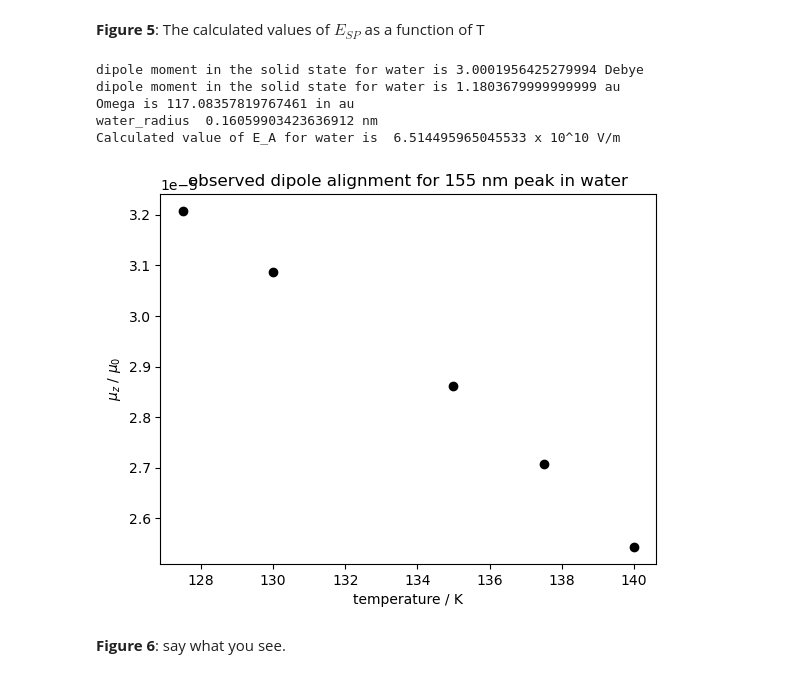
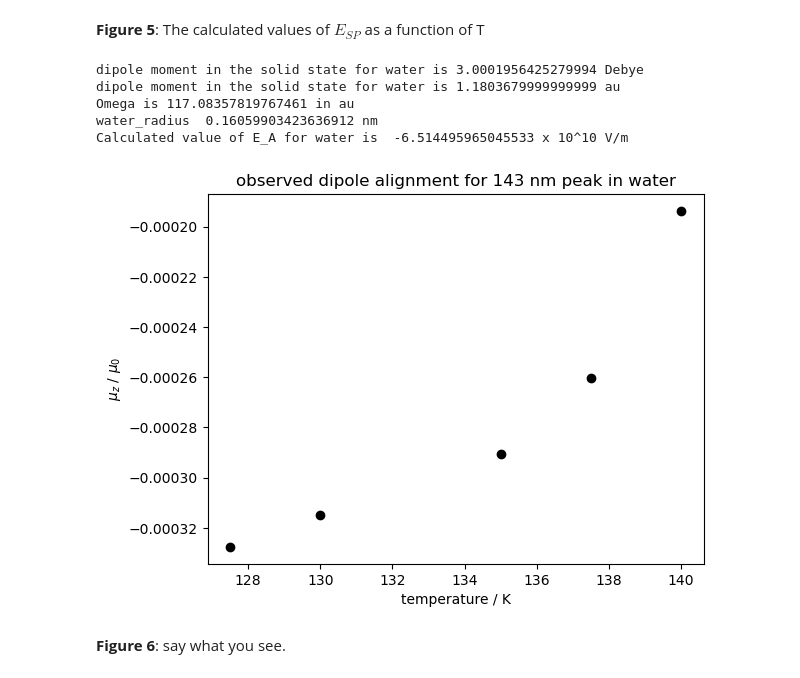
Before and after one commit to cassidy-andrew/VUV_water_spont, a Jupyter notebook: regularising the water data.ipynb, the cells around one changed output. Drawn from its saved outputs; the diff is of its cells as text; code cells hidden in the pictures.

```diff
--- a/regularising the water data.ipynb
+++ b/regularising the water data.ipynb
@@ -78,7 +78,7 @@ name='water'
 ### There are two choices here, either fit the 143 nm peak or the 155 nm peak ###
 #---
 
-filename='water_155 positions for Gauss2' #these peak positins come from Rachel's Gaussian fits to water data.
+filename='water_143 positions for Gauss2' #these peak positins come from Rachel's Gaussian fits to water data.
 
 
 #working_dir=(r'C:\Users\au302163\Fit water VUV data')
@@ -92,7 +92,7 @@ if int(filename[6:9]) == 155:
 else:
     l0 = 144.75
 
-r_nm=(8) # in nm electron-hole radius
+r_nm=(1.05) # in nm electron-hole radius
 eps = 3 #(1.70172) #epsilon - usually take (refractive index)**2  - Kofman_2019_ApJ
 r_i=str(r_nm)
 l0_j=str(l0)
@@ -393,42 +393,42 @@ print('Omega is '+ str(Omega) + ' in au')
 water_radius_AU = ((3/(4*np.pi))**(1/3))*(Omega**(1/3))
 print(name+'_radius  '+ str(water_radius_AU/18.897) + ' nm')
 
-E_A=4*np.pi*mu_0/Omega
+E_A=-4*np.pi*mu_0/Omega
 E_A_Vm = E_A*5.14220652e+11
 print('Calculated value of E_A for '+name+' is ', E_A_Vm/1E10, 'x 10^10 V/m')
 
 degree_of_alignment=Esp_Vm/E_A_Vm
 muz_mu0_array=degree_of_alignment.to_numpy()
 ymin_mu=min(muz_mu0_array) - 0.25*(muz_mu0_array[-1])
 ymax_mu=max(muz_mu0_array) + 0.25*(muz_mu0_array[-1])
 
 plt.plot(xdataraw, degree_of_alignment, 'ko')
 #plt.scatter(xdataraw, )
 plt.title('observed dipole alignment for '+filename[6:9]+' nm peak in '+name)
 plt.xlabel('temperature / K')
 plt.ylabel('$\mu_{z}$ / $\mu_{0}$')
 
 #Write data to text file
 length=(len(T_array))
 weight=np.ones(length)
 err_muz_mu0=0.1*(muz_mu0_array)
 err_T=np.ones(length)   #0.1*(T_array)
 
 os.chdir('observed_data')
 data=np.column_stack((weight,muz_mu0_array,err_muz_mu0,T_array,err_T,Esp_Vm_array))#,mu_0,E_A_Vm))
 header='weight,y,sigma_y,Temperature,sigma_T,Observed_field'
 
 with open('data for_'+name+'.csv', mode='w', ) as newfile:
     np.savetxt(newfile,data, header=header,delimiter=',',comments='')
 
 os.chdir('..')
 # %% [output]
 dipole moment in the solid state for water is 3.0001956425279994 Debye
 dipole moment in the solid state for water is 1.1803679999999999 au
 Omega is 117.08357819767461 in au
 water_radius  0.16059903423636912 nm
-Calculated value of E_A for water is  6.514495965045533 x 10^10 V/m
+Calculated value of E_A for water is  -6.514495965045533 x 10^10 V/m
-[figure, old version]
+[figure, new version]
 # %% [markdown]
 **Figure 6**: say what you see.
 # %%
```
Also changed, not shown: parts of 3 cells of this notebook, 7 other files.
